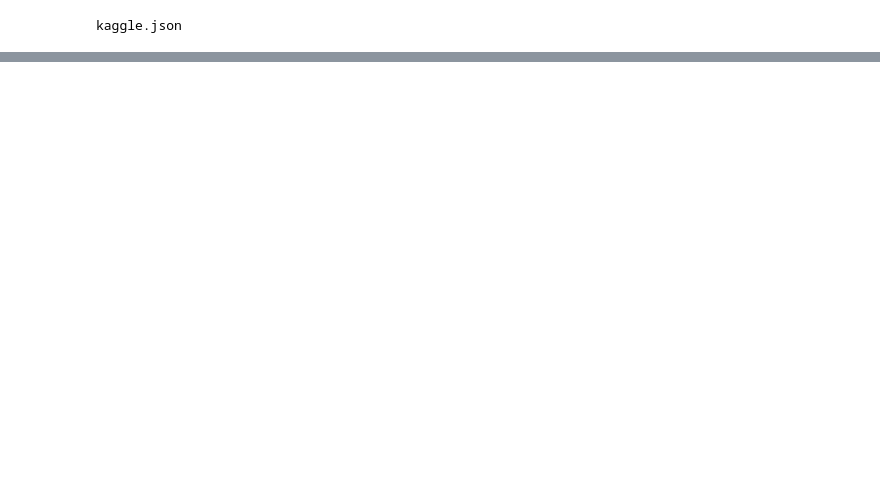
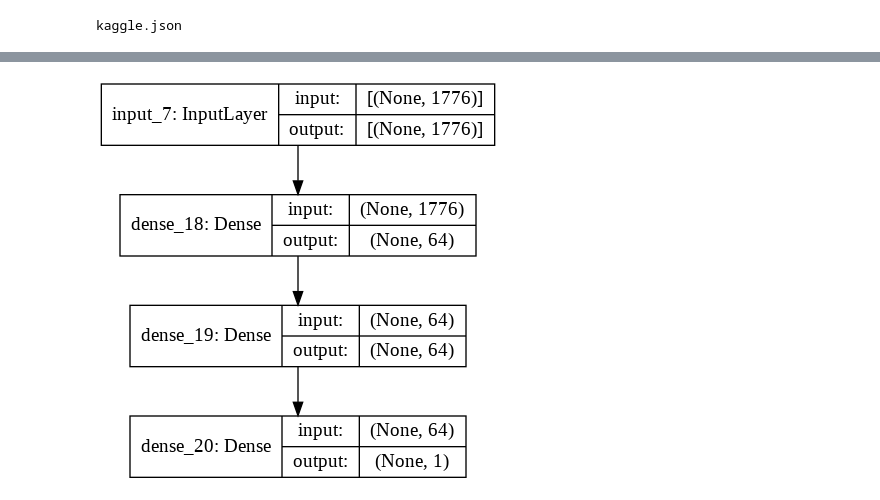
Before and after one commit to flotep/bioresponse, a Jupyter notebook: bioresponse.ipynb, the cells around one changed output, grey strips where cells are left out. Cells and saved outputs as stored; diff of their text form; code cells hidden in the pictures; blank space fills up the shorter version.

Commit message:
1er test model fully connected

```diff
--- a/bioresponse.ipynb
+++ b/bioresponse.ipynb
@@ -77,0 +98,10 @@ print(X_submission[0]) #test= 2501 molécules, 1776 colonnes (chaque colonne = 1
+# %%
+import tensorflow as tf
+from tensorflow import keras
+from tensorflow.keras import layers
+
+#Input of the model
+input_shape = (1776,) #1776 descriptors
+inputs = keras.Input(shape=input_shape)
+print(inputs.shape)
+print(inputs.dtype)
@@ -77,0 +111,8 @@ print(X_submission[0]) #test= 2501 molécules, 1776 colonnes (chaque colonne = 1
+# %%
+#Model layers
+dense = layers.Dense(64, activation="relu")
+hidden1 = dense(inputs)
+hidden2 = layers.Dense(64, activation="relu")(hidden1)
+outputs = layers.Dense(1, activation ="relu")(hidden2) #shape = 1 -> One value between 0 and 1 (regression)
+# %%
+model = keras.Model(inputs=inputs, outputs=outputs,name="bioresponse_model2")
@@ -77,0 +138,4 @@ print(X_submission[0]) #test= 2501 molécules, 1776 colonnes (chaque colonne = 1
+# %%
+keras.utils.plot_model(model, "my_first_model_show_shape.png", show_shapes=True)
+# %% [output]
+[figure, added]
```
Also changed, not shown: parts of 14 cells of this notebook.
